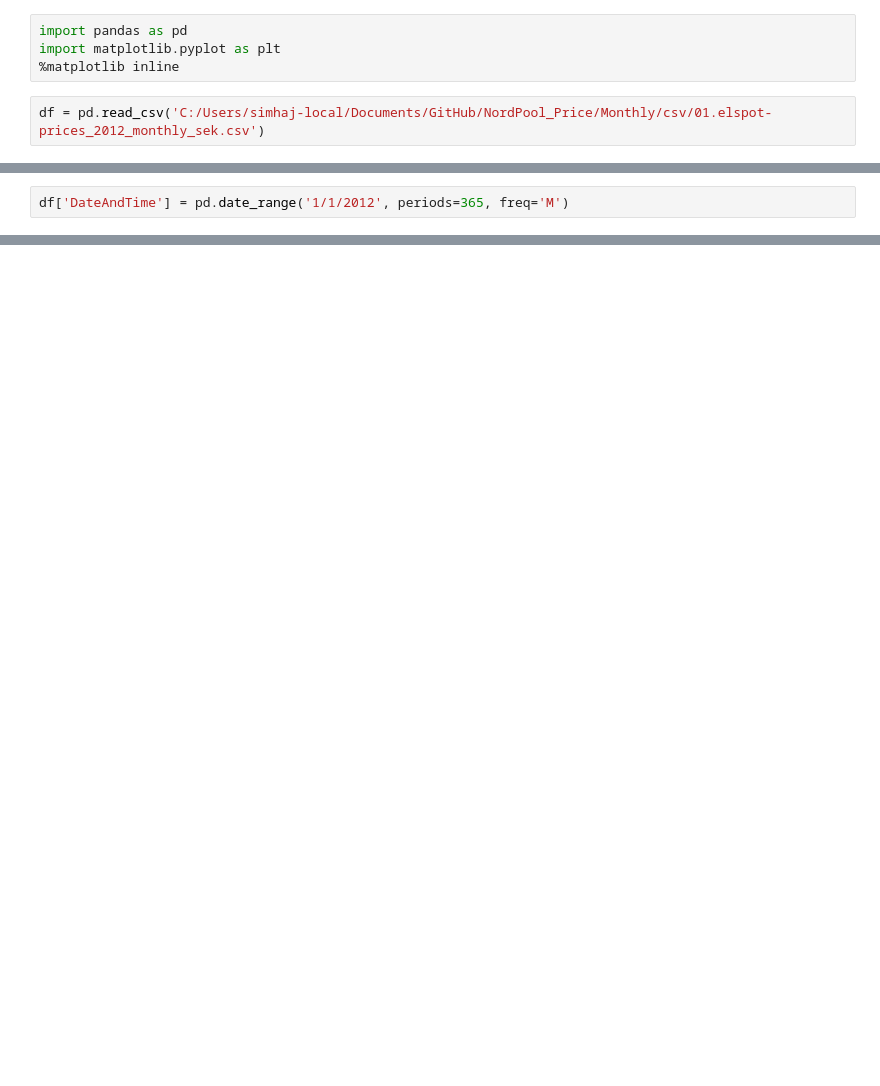
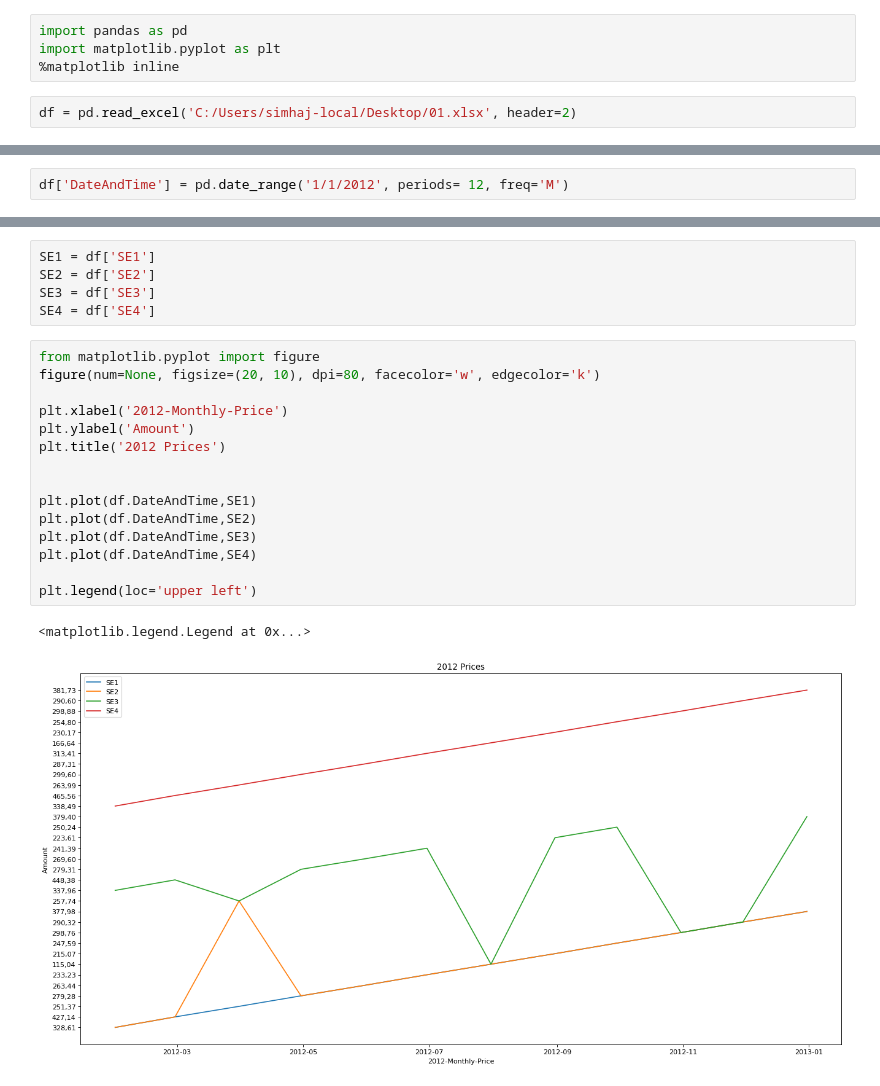
Before and after one commit to siminh86/NordPole_Price, a Jupyter notebook: Monthly/csv/01.elspot-prices_2012_monthly.ipynb, the cells around one changed output, grey strips where cells are left out. Saved outputs shown, nothing was run; the diff lists cells and outputs as text; blank space fills up the shorter version.

Commit message:
Monthly

```diff
--- a/Monthly/csv/01.elspot-prices_2012_monthly.ipynb
+++ b/Monthly/csv/01.elspot-prices_2012_monthly.ipynb
@@ -3,4 +3,4 @@ import pandas as pd
 import matplotlib.pyplot as plt
 %matplotlib inline
 # %%
-df = pd.read_csv('C:/Users/simhaj-local/Documents/GitHub/NordPool_Price/Monthly/csv/01.elspot-prices_2012_monthly_sek.csv')
+df = pd.read_excel('C:/Users/simhaj-local/Desktop/01.xlsx', header=2)
@@ -13,2 +27,2 @@ NameError: name 'df' is not defined
 # %%
-df['DateAndTime'] = pd.date_range('1/1/2012', periods=365, freq='M')
+df['DateAndTime'] = pd.date_range('1/1/2012', periods= 12, freq='M')
@@ -14,0 +45,23 @@ df['DateAndTime'] = pd.date_range('1/1/2012', periods=365, freq='M')
+# %%
+SE1 = df['SE1']
+SE2 = df['SE2']
+SE3 = df['SE3']
+SE4 = df['SE4']
+# %%
+from matplotlib.pyplot import figure
+figure(num=None, figsize=(20, 10), dpi=80, facecolor='w', edgecolor='k')
+
+plt.xlabel('2012-Monthly-Price')
+plt.ylabel('Amount')
+plt.title('2012 Prices')
+
+
+plt.plot(df.DateAndTime,SE1)
+plt.plot(df.DateAndTime,SE2)
+plt.plot(df.DateAndTime,SE3)
+plt.plot(df.DateAndTime,SE4)
+
+plt.legend(loc='upper left')
+# %% [output]
+<matplotlib.legend.Legend at 0x...>
+[figure, added]
```
Also changed, not shown: parts of 4 cells of this notebook, 9 other files.
